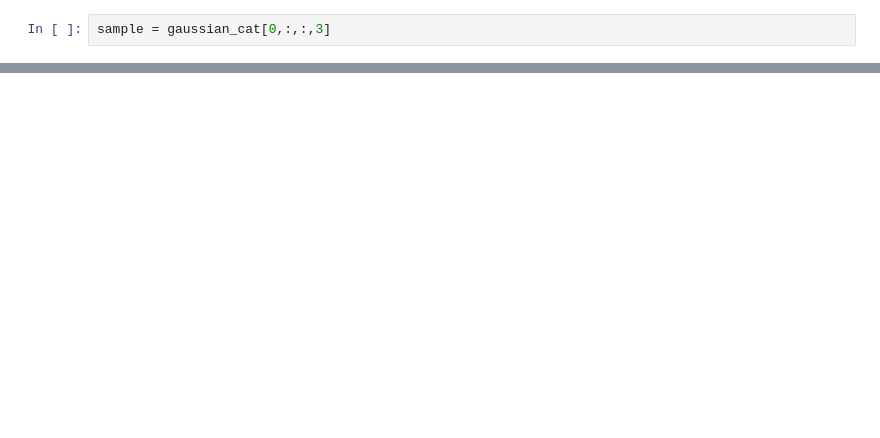
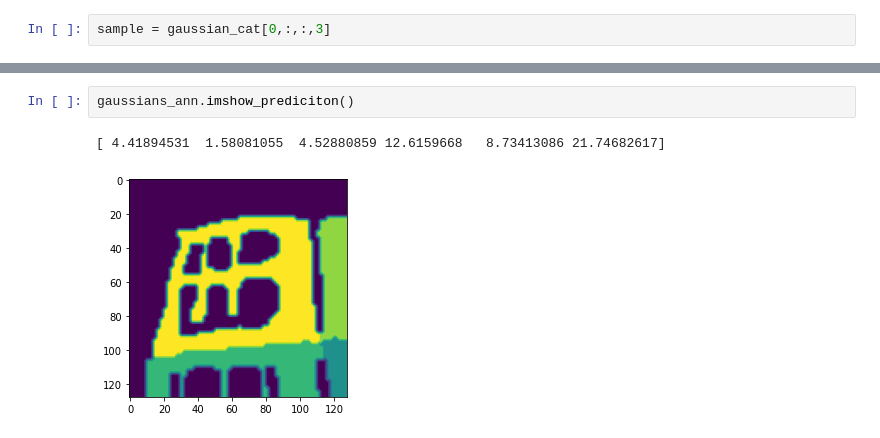
Before and after one commit to josephsv96/Gaussian_2D, a Jupyter notebook: testing.ipynb, the cells around one changed output, grey strips where cells are left out. Cells and saved outputs as stored; diff of their text form; blank space fills up the shorter version.

```diff
--- a/testing.ipynb
+++ b/testing.ipynb
@@ -54,0 +46,5 @@ num.shape
+# %%
+gaussians_ann.imshow_prediciton()
+# %% [output]
+[ 4.41894531  1.58081055  4.52880859 12.6159668   8.73413086 21.74682617]
+[figure, added]
```
Also changed, not shown: parts of 5 cells of this notebook, 3 other files.
